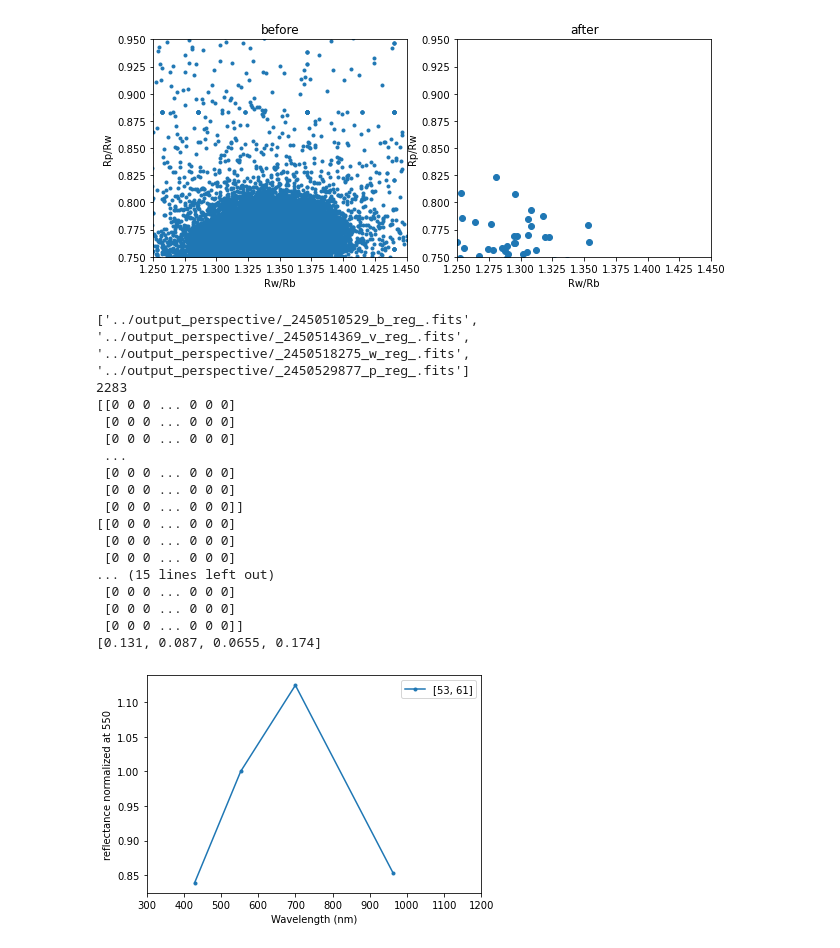
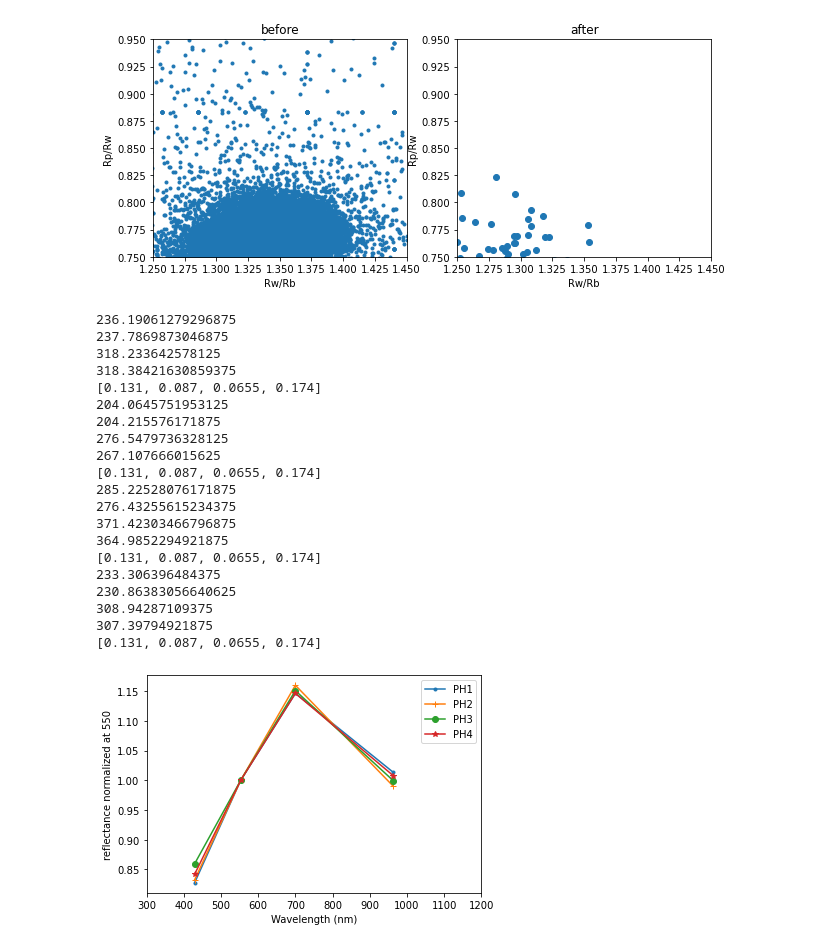
Before and after one commit to akihirohattori/preprocess, a Jupyter notebook: make_spectrum.ipynb, the cells around one changed output. Saved outputs shown, nothing was run; the diff lists cells and outputs as text; code cells hidden in the pictures.

```diff
--- a/make_spectrum.ipynb
+++ b/make_spectrum.ipynb
@@ -44,14 +44,12 @@ def conversion_ref(image_filelist):
         hdu = fits.open(image_file)[0]
         header = hdu.header
         data.append(hdu.data)
-        t.append(header["TEXP"])
+        t.append(header["EXP_0"])
     base = np.mean((data[1] / t[1])) * rad
-    print(data[0][362][334])
     for i in range(4):
-        z = data[i]
+        print(np.mean(data[i]))
         result.append((np.mean((data[i] / t[i])) / base) * rad * scale_factor[i])
         # result.append(((data[i][y][x] / t[i]) / base)  )
-        print(z)
     print(t)
     return result
 # %%
@@ -127,41 +125,59 @@ plt.show()
 (700, 700)
 (700, 700)
 [figure]
+# %%
+#ishiguro2014
+target_files1 = "../output_perspective/_24505*.fits"
+target_files2 = "../output_perspective/_24508*.fits"
+target_files3 = "../output_perspective/_24510*.fits"
+target_files4 = "../output_perspective/_24515*.fits"
+# %%
+image_files1 = sorted(glob.glob(target_files1))
+image_files2 = sorted(glob.glob(target_files2))
+image_files3 = sorted(glob.glob(target_files3))
+image_files4 = sorted(glob.glob(target_files4))
+l1 = []
+l2 = []
+l3 = []
+l4 = []
+# l1 = conversion_ref(bef_files)
 # %%
-# target_files = "../output_perspective/cor*.fits"
-target_files = "../output_perspective/_2450*.fits"
-image_files = sorted(glob.glob(target_files))
-print(image_files)
-l1 = []
-l2 = []
-l1 = conversion_ref(bef_files)
+l1 = conversion_ref(image_files1)
+l2 = conversion_ref(image_files2)
+l3 = conversion_ref(image_files3)
+l4 = conversion_ref(image_files4)
 wave_length = [429, 553, 700, 963]
-plt.plot(wave_length, l1, marker = ".", label = [53,61])
-
+plt.plot(wave_length, l1, marker = ".", label = "PH1")
+plt.plot(wave_length, l2, marker = "+", label = "PH2")
+plt.plot(wave_length, l3, marker = "o", label = "PH3")
+plt.plot(wave_length, l4, marker = "*", label = "PH4")
 plt.xlabel('Wavelength (nm)')
 plt.xlim(300, 1200)
 plt.ylabel('reflectance normalized at 550')
 plt.legend(loc = 'upper right')
 plt.show()
 # %% [output]
-['../output_perspective/_2450510529_b_reg_.fits', '../output_perspective/_2450514369_v_reg_.fits', '../output_perspective/_2450518275_w_reg_.fits', '../output_perspective/_2450529877_p_reg_.fits']
-2283
-[[0 0 0 ... 0 0 0]
- [0 0 0 ... 0 0 0]
- [0 0 0 ... 0 0 0]
- ...
- [0 0 0 ... 0 0 0]
- [0 0 0 ... 0 0 0]
- [0 0 0 ... 0 0 0]]
-[[0 0 0 ... 0 0 0]
- [0 0 0 ... 0 0 0]
- [0 0 0 ... 0 0 0]
-... (15 lines left out)
- [0 0 0 ... 0 0 0]
- [0 0 0 ... 0 0 0]
- [0 0 0 ... 0 0 0]]
+236.19061279296875
+237.7869873046875
+318.233642578125
+318.38421630859375
 [0.131, 0.087, 0.0655, 0.174]
+204.0645751953125
+204.215576171875
+276.5479736328125
+267.107666015625
+[0.131, 0.087, 0.0655, 0.174]
+285.22528076171875
+276.43255615234375
+371.42303466796875
+364.9852294921875
+[0.131, 0.087, 0.0655, 0.174]
+233.306396484375
+230.86383056640625
+308.94287109375
+307.39794921875
+[0.131, 0.087, 0.0655, 0.174]
-[figure, old version]
+[figure, new version]
 # %%
 image_files
 df_b = pd.DataFrame(fits.getdata(image_files[0]))
```
Also changed, not shown: parts of 5 cells of this notebook, 17 other files.
